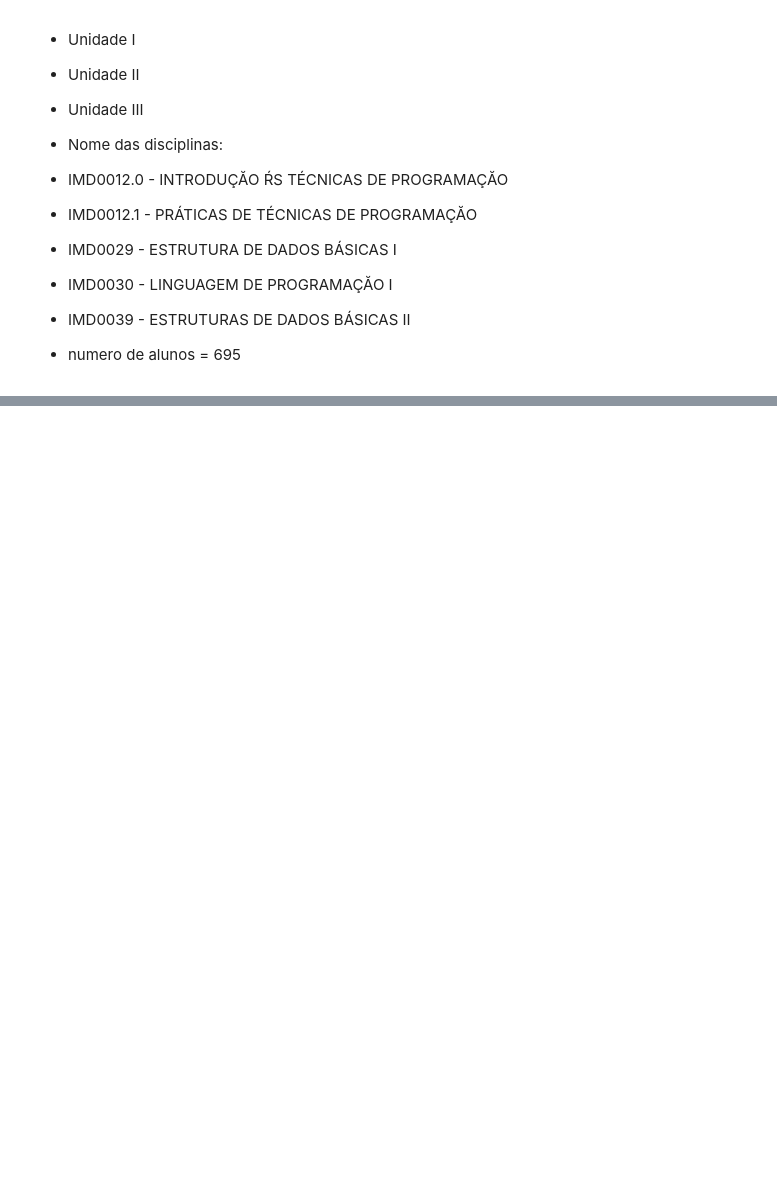
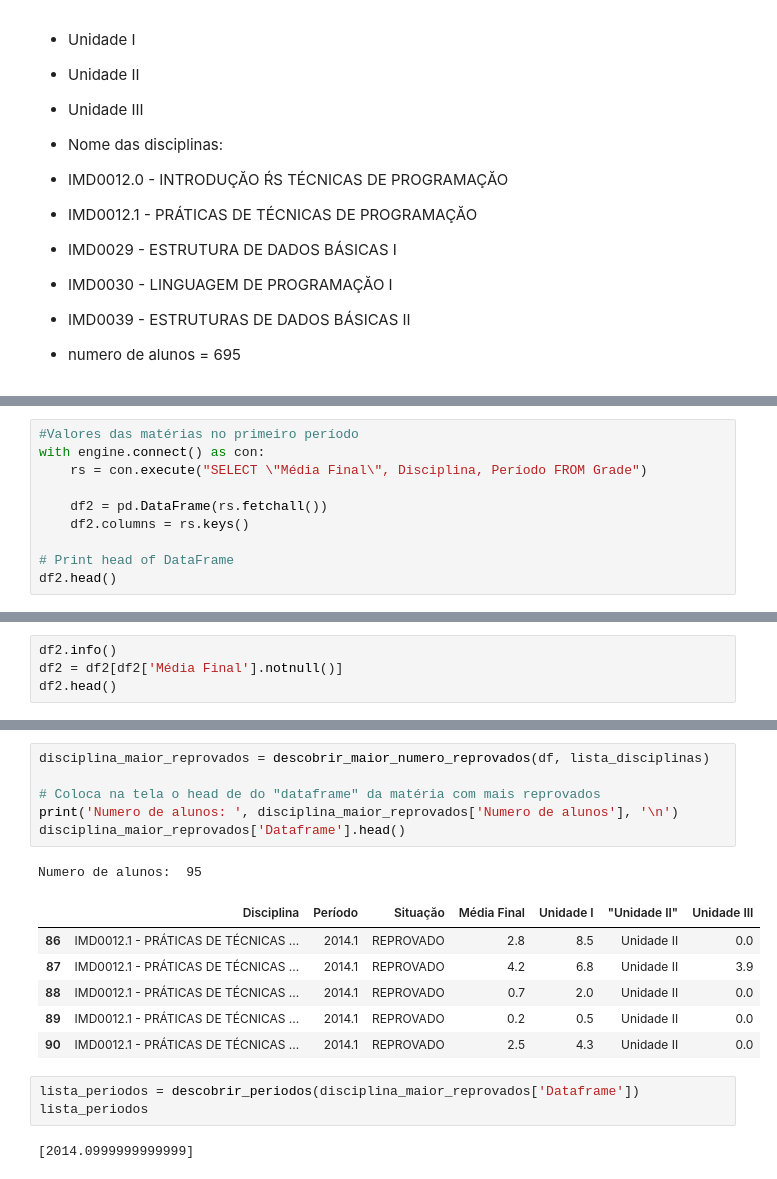
Before and after one commit to NalbertLeal/Analyze-the-performance-of-IMD-s-students---unid3-ativ1, a Jupyter notebook: Programming_disciplines.ipynb, the cells around one changed output, grey strips where cells are left out. Saved outputs shown, nothing was run; the diff lists cells and outputs as text; blank space fills up the shorter version.

```diff
--- a/Programming_disciplines.ipynb
+++ b/Programming_disciplines.ipynb
@@ -61,0 +73,10 @@ df.head()
+# %%
+#Valores das matérias no primeiro período
+with engine.connect() as con:
+    rs = con.execute("SELECT \"Média Final\", Disciplina, Período FROM Grade")
+
+    df2 = pd.DataFrame(rs.fetchall())
+    df2.columns = rs.keys()
+
+# Print head of DataFrame
+df2.head()
@@ -61,0 +90,4 @@ df.head()
+# %%
+df2.info()
+df2 = df2[df2['Média Final'].notnull()]
+df2.head()
@@ -61,0 +226,19 @@ df.head()
+# %%
+disciplina_maior_reprovados = descobrir_maior_numero_reprovados(df, lista_disciplinas)
+
+# Coloca na tela o head de do "dataframe" da matéria com mais reprovados
+print('Numero de alunos: ', disciplina_maior_reprovados['Numero de alunos'], '\n')
+disciplina_maior_reprovados['Dataframe'].head()
+# %% [output]
+Numero de alunos:  95
+|  | Disciplina | Período | Situaçăo | Média Final | Unidade I | "Unidade II" | Unidade III |
+| 86 | IMD0012.1 - PRÁTICAS DE TÉCNICAS ... | 2014.1 | REPROVADO | 2.8 | 8.5 | Unidade II | 0.0 |
+| 87 | IMD0012.1 - PRÁTICAS DE TÉCNICAS ... | 2014.1 | REPROVADO | 4.2 | 6.8 | Unidade II | 3.9 |
+| 88 | IMD0012.1 - PRÁTICAS DE TÉCNICAS ... | 2014.1 | REPROVADO | 0.7 | 2.0 | Unidade II | 0.0 |
+| 89 | IMD0012.1 - PRÁTICAS DE TÉCNICAS ... | 2014.1 | REPROVADO | 0.2 | 0.5 | Unidade II | 0.0 |
+| 90 | IMD0012.1 - PRÁTICAS DE TÉCNICAS ... | 2014.1 | REPROVADO | 2.5 | 4.3 | Unidade II | 0.0 |
+# %%
+lista_periodos = descobrir_periodos(disciplina_maior_reprovados['Dataframe'])
+lista_periodos
+# %% [output]
+[2014.0999999999999]
```
Also changed, not shown: parts of 12 cells of this notebook.
